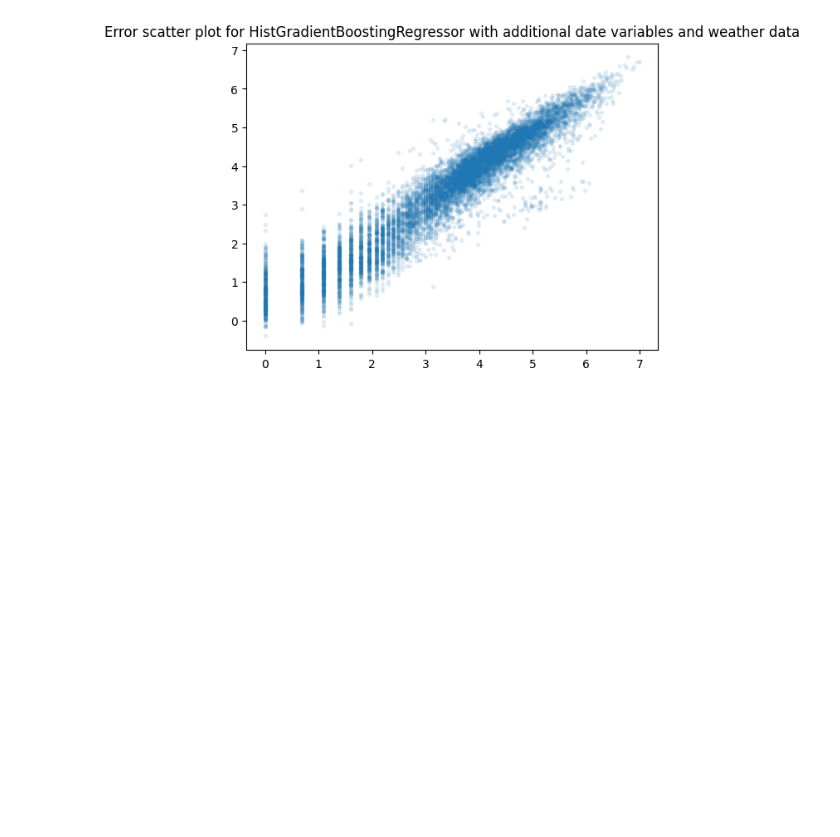
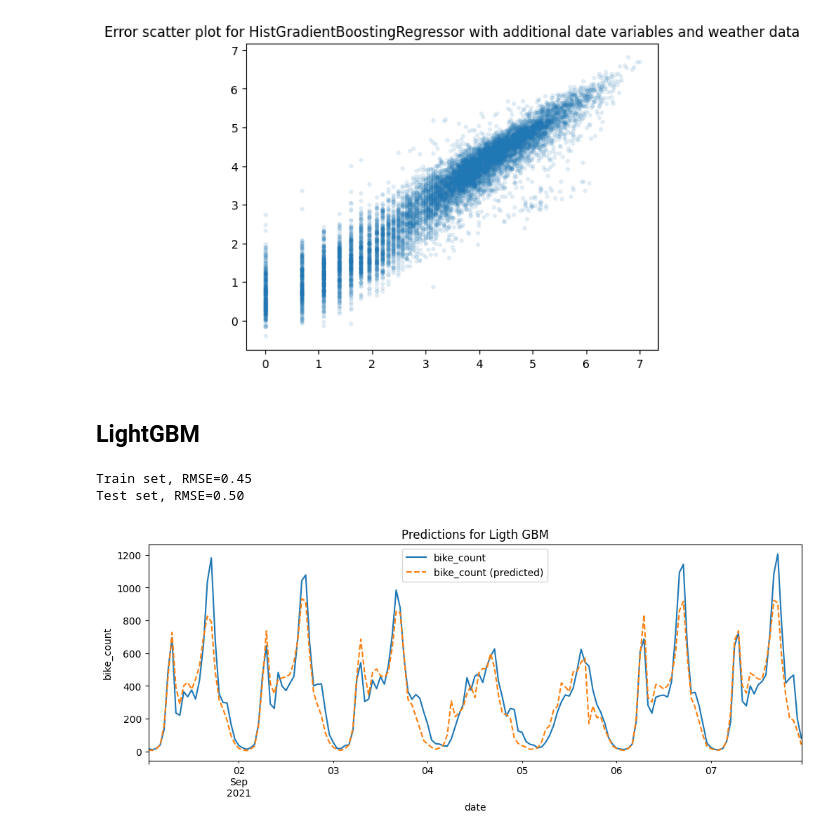
Before and after one commit to stlbnmaria/PythonForDS_Project, a Jupyter notebook: modeling/tree_models/tree_models.ipynb, the cells around one changed output. Cells and saved outputs as stored; diff of their text form; code cells hidden in the pictures; blank space fills up the shorter version.

```diff
--- a/modeling/tree_models/tree_models.ipynb
+++ b/modeling/tree_models/tree_models.ipynb
@@ -645,3 +341,25 @@ problem.error_plot(
 )
 # %% [output]
 [figure]
+# %% [markdown]
+## LightGBM
+# %%
+cv_results = pd.read_csv(
+    os.path.join(path_tuning, "20221123_1810_tuning_lightGBM_cv_results.csv")
+)
+tuning_lightgbm = load(
+    os.path.join(path_tuning, "20221123_1810_tuning_lightGBM_best_estimator.pkl")
+)
+# %%
+y_pred_train = tuning_lightgbm.predict(X_train)
+y_pred_test = tuning_lightgbm.predict(X_test)
+
+print(f"Train set, RMSE={mean_squared_error(y_train, y_pred_train, squared=False):.2f}")
+print(f"Test set, RMSE={mean_squared_error(y_test, y_pred_test, squared=False):.2f}")
+# %% [output]
+Train set, RMSE=0.45
+Test set, RMSE=0.50
+# %%
+problem.week_plot(X_test, y_pred_test, y_test, "Ligth GBM")
+# %% [output]
+[figure, added]
```
Also changed, not shown: parts of 32 cells of this notebook, 3 other files.
